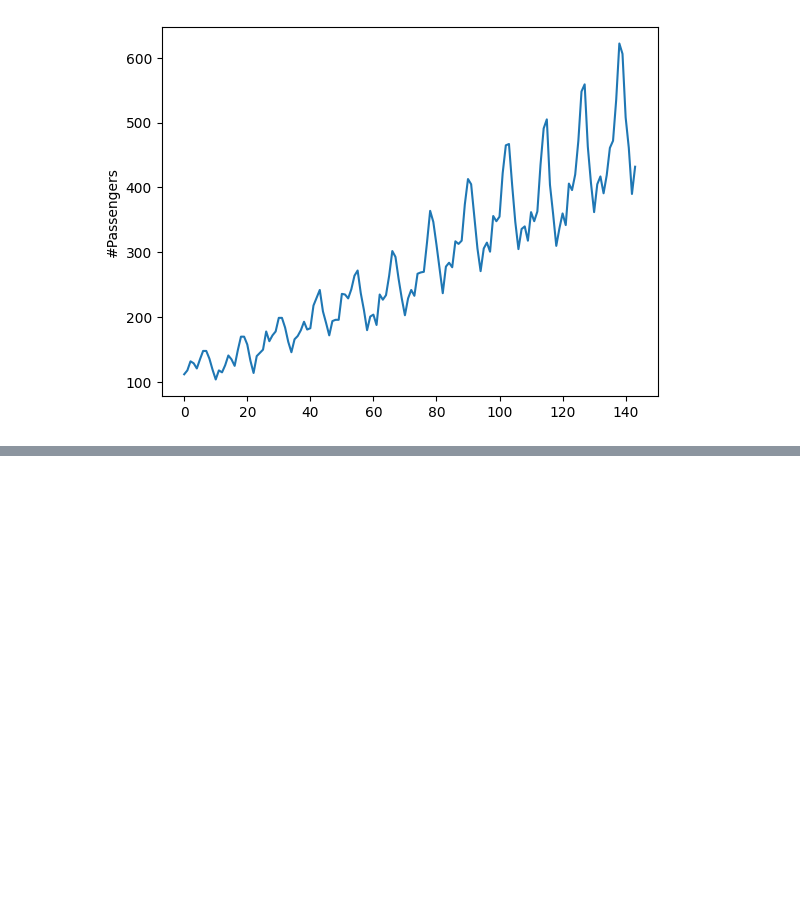
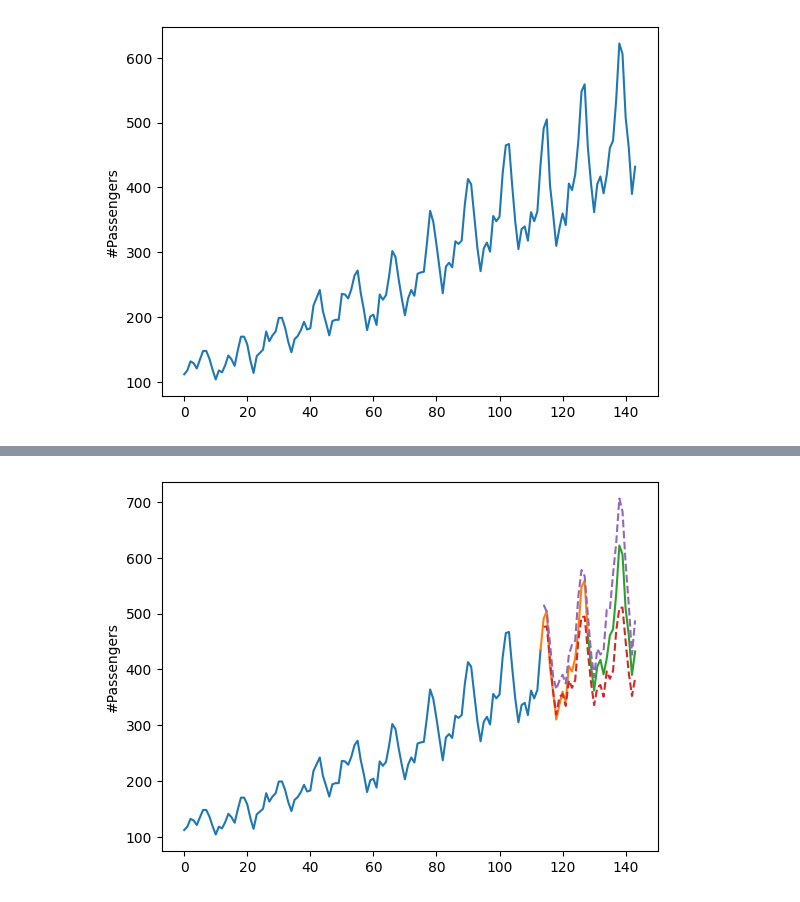
Before and after one commit to nicolsacv2/smart-investment, a Jupyter notebook: notebooks/test_model.ipynb, the cells around one changed output, grey strips where cells are left out. Cells and saved outputs as stored; diff of their text form; code cells hidden in the pictures; blank space fills up the shorter version.

```diff
--- a/notebooks/test_model.ipynb
+++ b/notebooks/test_model.ipynb
@@ -145,6 +138,3 @@ def long_term_predict(model, initial_data, timesteps=40):
 # %%
-initial_data = tf.cast(tf.reshape(df_val.tail(periods)['#Passengers'].tolist(), [1, periods, 1]), tf.float32)
-new_data = long_term_predict(model, initial_data)
-plt.plot(df_test['#Passengers'].tolist())
-plt.plot(new_data.numpy()[0, :, 0][:len(df_test)].tolist())
-plt.show()
+initial_data = tf.cast(tf.reshape(df_train.tail(periods)['#Passengers'].tolist(), [1, periods, 1]), tf.float32)
+new_data_lstm = long_term_predict(model, initial_data, timesteps=val_periods + test_periods)
@@ -169,0 +141,10 @@ tf.Tensor([[[786.2287]]], shape=(1, 1, 1), dtype=float32)
+# %%
+arima_model = auto_arima(
+    df_train['#Passengers'], start_p=0, d=1, start_q=0,
+    max_p=5, max_d=5, max_q=5,
+    start_P=0, D=1, start_Q=0,
+    max_P=5, max_D=5, max_Q=5, m=12,
+    seasonal=True, error_action='warn', trace=True,
+    suppress_warnings=True, stepwise=True,
+    random_state=42, n_fits=500
+)
@@ -169,0 +170,29 @@ tf.Tensor([[[786.2287]]], shape=(1, 1, 1), dtype=float32)
+# %%
+new_data_arima = arima_model.predict(n_periods=val_periods + test_periods)
+fig, ax = plt.subplots()
+
+sns.lineplot(x=range(train_periods), y='#Passengers', data=df_train, ax=ax)
+sns.lineplot(x=range(train_periods - 1, train_periods + val_periods), y='#Passengers', data=pd.concat([df_train.tail(1), df_val]), ax=ax)
+sns.lineplot(
+    x=range(
+    train_periods + val_periods - 1, train_periods + val_periods + test_periods
+    ),
+    y='#Passengers',
+    data=pd.concat([df_val.tail(1), df_test]),
+    ax=ax
+)
+sns.lineplot(
+    x=range(train_periods, train_periods + val_periods + test_periods),
+    y=new_data_arima,
+    linestyle='dashed',
+    ax=ax
+)
+sns.lineplot(
+    x=range(train_periods, train_periods + val_periods + test_periods),
+    y=new_data_lstm[0, :, 0],
+    linestyle='dashed',
+    ax=ax
+)
+plt.show()
+# %% [output]
+[figure, added]
```
Also changed, not shown: parts of 10 cells of this notebook, 1 other file.
